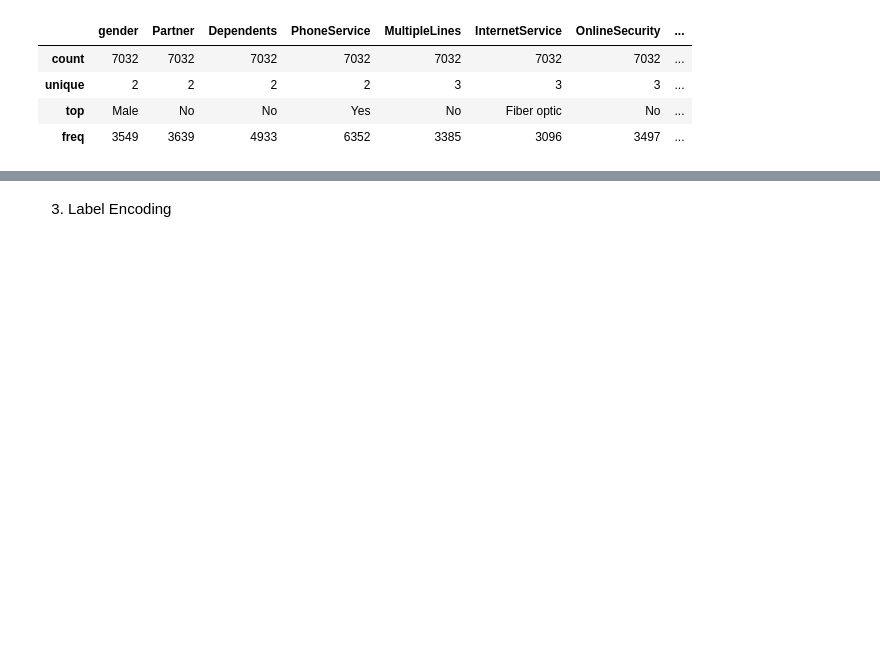
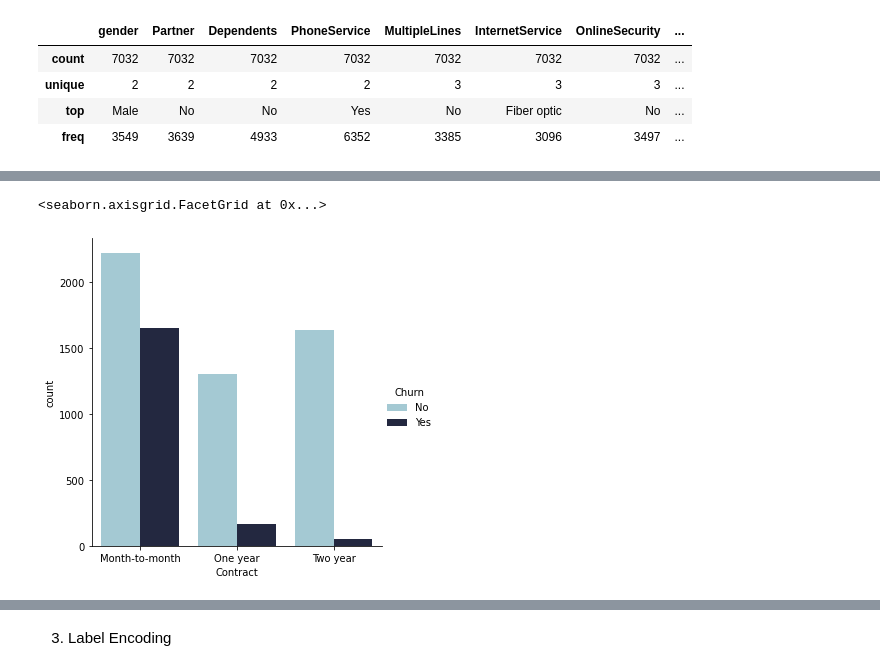
Before and after one commit to FlareWings/mlflow-main-project, a Jupyter notebook: main.ipynb, the cells around one changed output, grey strips where cells are left out. Cells and saved outputs as stored; diff of their text form; code cells hidden in the pictures; blank space fills up the shorter version.

```diff
--- a/main.ipynb
+++ b/main.ipynb
@@ -189,0 +205,6 @@ Churn_Data_01.describe(include=['object'])
+# %%
+# Category plot
+sns.catplot(x="Contract", hue="Churn", kind="count", palette="ch:rot=-.2,hue=1,light=.75", data=Churn_Data_01)
+# %% [output]
+<seaborn.axisgrid.FacetGrid at 0x...>
+[figure, added]
```
Also changed, not shown: parts of 6 cells of this notebook, 1 other file.
